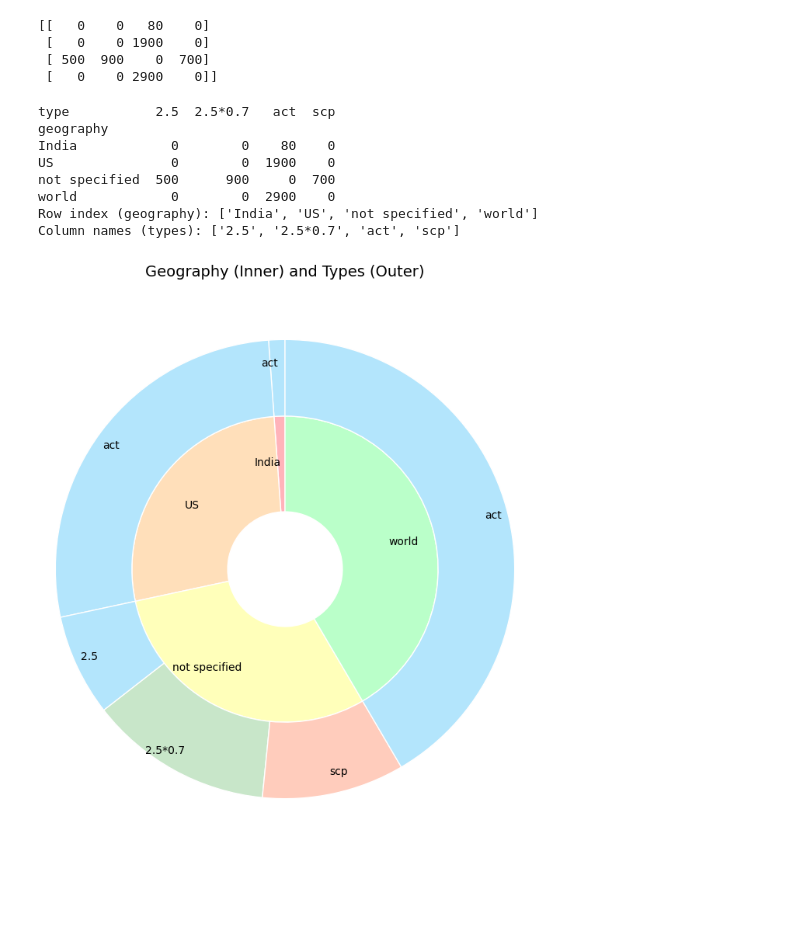
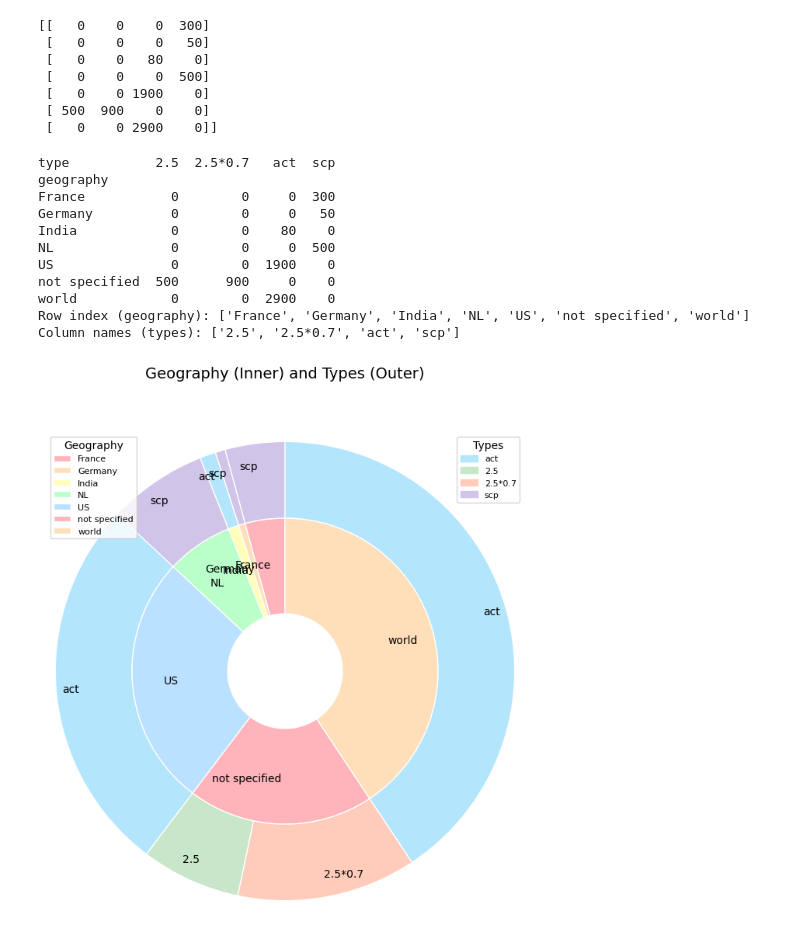
Before and after one commit to dfrome/persoFinViz, a Jupyter notebook: src/notebooks/visualize_01.ipynb, the cells around one changed output. Drawn from its saved outputs; the diff is of its cells as text; code cells hidden in the pictures; blank space fills up the shorter version.

Commit message:
extend viz

```diff
--- a/src/notebooks/visualize_01.ipynb
+++ b/src/notebooks/visualize_01.ipynb
@@ -2,7 +2,7 @@
 # loads path to your input files : base_processed, base_raw, base_models...
 %run init_notebook.py
 # %%
-my_data_file = 'dummy_fin_data.csv'
+my_data_file = 'dummy_fin_data_v02.csv'
 # %%
 import pandas as pd
 # Read the CSV file into a new DataFrame
@@ -22,5 +77,4 @@ print(df)
 # %%
-# essai02
 import numpy as np
 
 # Replace NaN values in 'geography' and 'type' with 'not specified'
@@ -39,9 +93,12 @@ result_array = np.array([tuple(row) for row in grouped.values])
 # Display the result
 print(result_array)
 # %% [output]
-[[   0    0   80    0]
+[[   0    0    0  300]
+ [   0    0    0   50]
+ [   0    0   80    0]
+ [   0    0    0  500]
  [   0    0 1900    0]
- [ 500  900    0  700]
+ [ 500  900    0    0]
  [   0    0 2900    0]]
 # %%
 # Display the grouped DataFrame
@@ -55,9 +112,12 @@ print("Column names (types):", grouped.columns.tolist())
 # %% [output]
 type           2.5  2.5*0.7   act  scp
 geography
+France           0        0     0  300
+Germany          0        0     0   50
 India            0        0    80    0
+NL               0        0     0  500
 US               0        0  1900    0
-not specified  500      900     0  700
+not specified  500      900     0    0
 world            0        0  2900    0
-Row index (geography): ['India', 'US', 'not specified', 'world']
+Row index (geography): ['France', 'Germany', 'India', 'NL', 'US', 'not specified', 'world']
 Column names (types): ['2.5', '2.5*0.7', 'act', 'scp']
@@ -94,33 +178,69 @@ plt.pie(
     pctdistance=1.25, labeldistance=.7
 )
 
+
 # Prepare data for the outer pie chart
 outer_sizes = []
 outer_labels = []
 outer_colors_list = []
 
 for geography in grouped_geography.index:
     # Get the type distribution for the current geography
     type_distribution = grouped_type.loc[geography]
     outer_sizes.extend(type_distribution.values)
     outer_labels.extend(type_distribution.index)
-    outer_colors_list.extend(outer_colors[:len(type_distribution)])
+    outer_colors_list.extend([type_color_mapping[type] for type in type_distribution.index])  # Assign consistent colors
 
 # Plot the outer pie chart (type within each geography)
 plt.pie(
     outer_sizes,
     labels=outer_labels,  # Labels for types
     startangle=90,
-    colors=outer_colors_list,
+    colors=outer_colors_list,  # Use consistent color mapping
     radius=1.2,  # Outer radius
     wedgeprops=dict(width=0.4, edgecolor='w'),
     pctdistance=1.25, labeldistance=.9
 )
+
+# Add the first legend for the inner pie chart (geography)
+legend_geography = plt.legend(
+    labels=grouped_geography.index,  # Labels for geography (inner donut)
+    loc="upper left",  # Position the legend
+    fontsize=8,  # Adjust font size
+    title="Geography"  # Title for the legend
+)
+
+"""
+# Add the second legend for the outer pie chart (types)
+legend_types = plt.legend(
+    labels=list(type_color_mapping.keys()),  # Labels for types
+    loc="upper right",  # Position the legend
+    fontsize=8,  # Adjust font size
+    title="Types"  # Title for the legend
+)
+"""
+
+import matplotlib.patches as mpatches
+
+# Create legend handles for the types and their colors
+type_legend_handles = [mpatches.Patch(color=color, label=type) for type, color in type_color_mapping.items()]
+
+# Add the legend to the plot
+legend_types = plt.legend(
+    handles=type_legend_handles,  # Use the handles created above
+    loc="upper right",  # Position the legend
+    fontsize=8,  # Adjust font size for compact display
+    title="Types"  # Title for the legend
+)
+
+
+# Add the geography legend back to the plot
+plt.gca().add_artist(legend_geography)
 
 # Add a title
 plt.title('Geography (Inner) and Types (Outer)', fontsize=14, y=1.1)
 
 # Show the plot
 plt.show()
 # %% [output]
-[figure, old version]
+[figure, new version]
```
Also changed, not shown: parts of 5 cells of this notebook.
